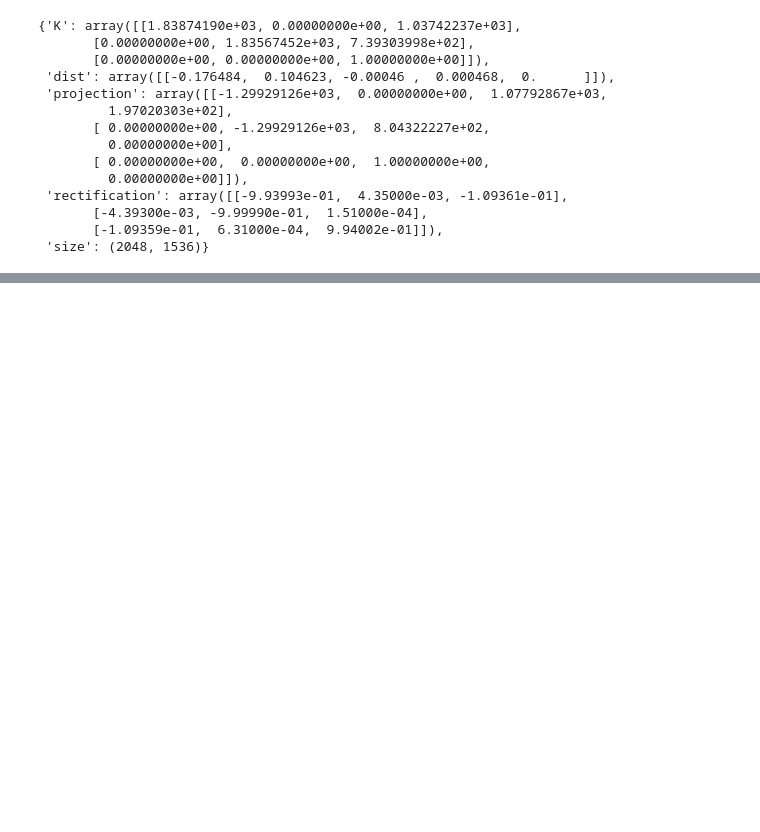
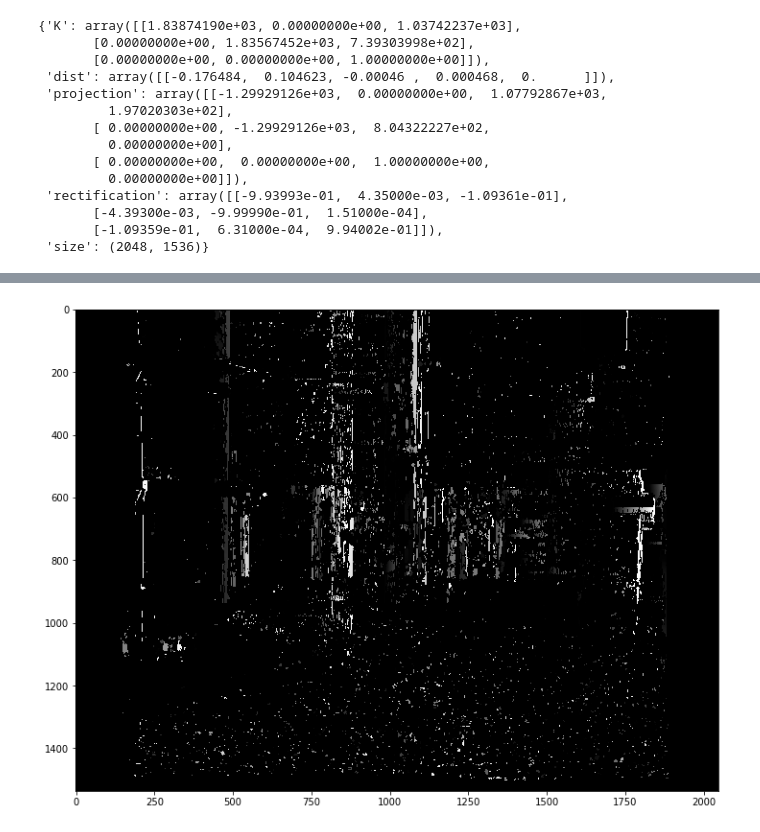
Before and after one commit to amarburg/stereo_disparity_mwe, a Jupyter notebook: Stereo Disparity.ipynb, the cells around one changed output, grey strips where cells are left out. Saved outputs shown, nothing was run; the diff lists cells and outputs as text; code cells hidden in the pictures; blank space fills up the shorter version.

```diff
--- a/Stereo Disparity.ipynb
+++ b/Stereo Disparity.ipynb
@@ -76,0 +91,16 @@ plt.show()
+# %%
+def do_stereo( stereo ):
+    disparity = stereo.compute(imgLrect,imgRrect)
+
+    plt.figure(figsize=(12,12))
+    plt.imshow(disparity,'gray', )
+    plt.show()
+
+
+bm = cv2.StereoBM_create(numDisparities=128, blockSize=15)
+bm.setTextureThreshold(4)
+bm.setMinDisparity(0)
+
+do_stereo(bm)
+# %% [output]
+[figure, added]
```
Also changed, not shown: parts of 9 cells of this notebook, 4 other files.
